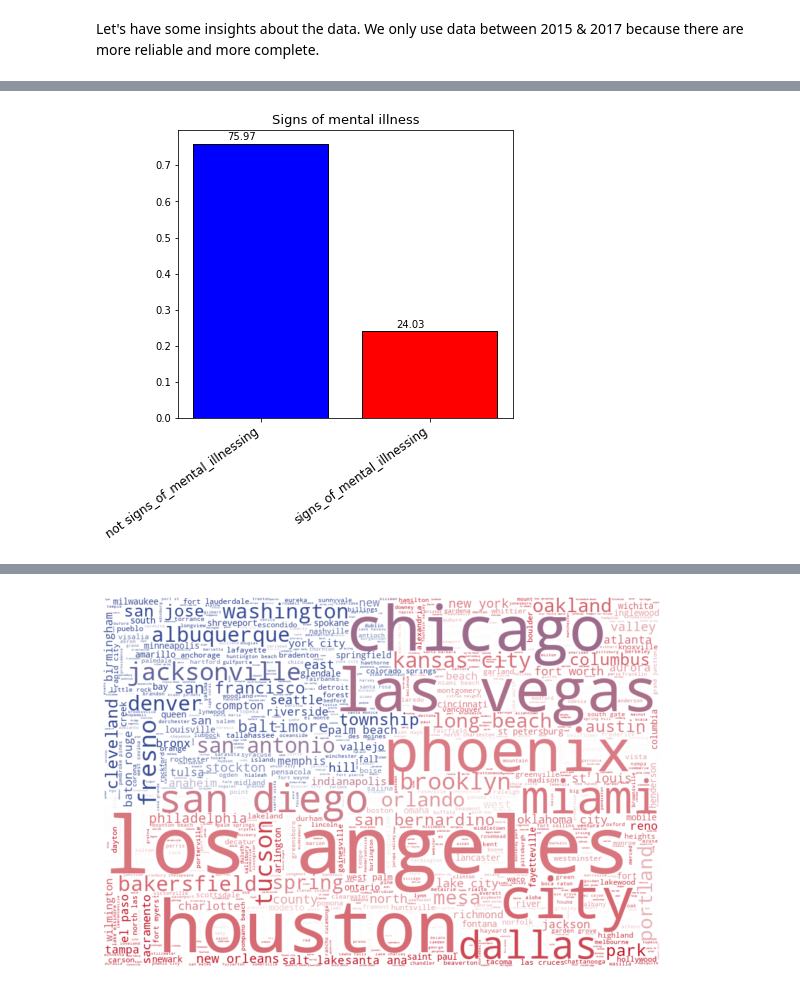
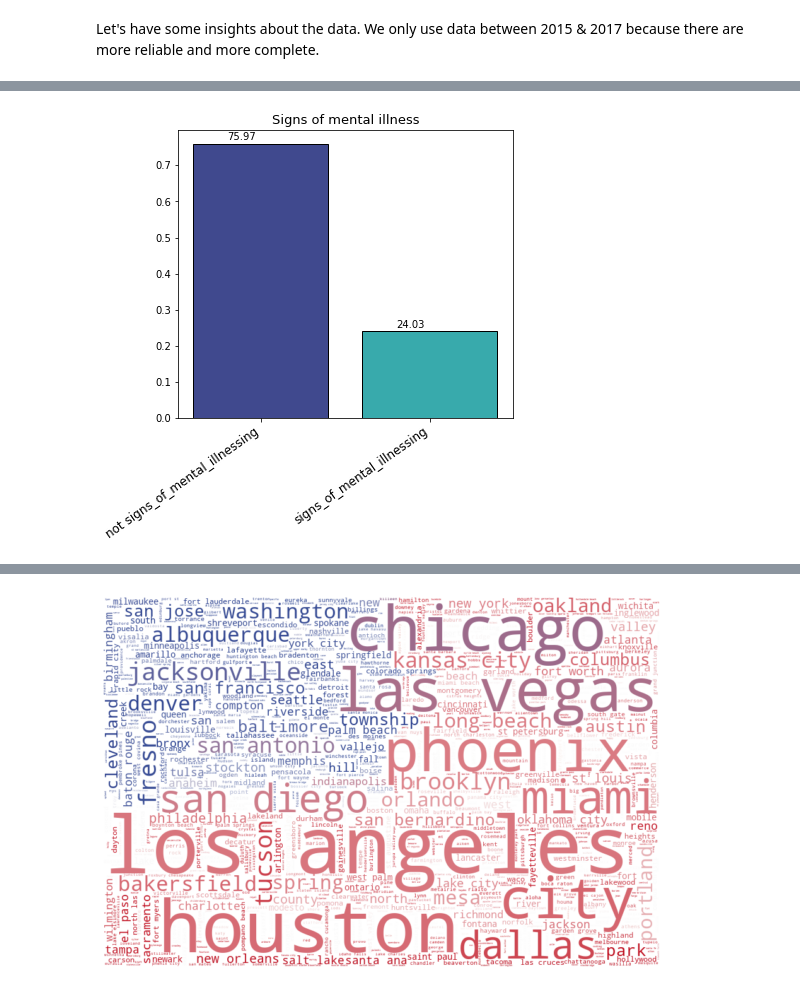
Before and after one commit to AuroreSupiot/Fatal_Police_Shootings_USA, a Jupyter notebook: PredictionFatalPoliceShootings_USA.ipynb, the cells around one changed output, grey strips where cells are left out. Saved outputs shown, nothing was run; the diff lists cells and outputs as text; code cells hidden in the pictures.

```diff
--- a/PredictionFatalPoliceShootings_USA.ipynb
+++ b/PredictionFatalPoliceShootings_USA.ipynb
@@ -372,18 +372,18 @@ plt.show()
 # %%
 #visualisation by mental illness
 df_vizmen=pd.DataFrame(df_viz_orig.signs_of_mental_illness.value_counts(normalize=True))
 #df_vizmen=df_vizmen.signs_of_mental_illness.drop('unknown')
 df_vizmen.index=['not signs_of_mental_illnessing','signs_of_mental_illnessing']
 x=np.arange(len(df_vizmen.signs_of_mental_illness.index))
-plt.bar(x, df_vizmen.signs_of_mental_illness, color=['blue', 'red'],edgecolor='black')
+plt.bar(x, df_vizmen.signs_of_mental_illness, color=sns.color_palette('mako', len(x)),edgecolor='black')
 plt.xticks(x, df_vizmen.signs_of_mental_illness.index, rotation=35,horizontalalignment='right', fontsize=12)
 plt.title('Signs of mental illness', fontsize=13)
 for i in range(len(df_vizmen.signs_of_mental_illness)):
     plt.text(x = i-0.2, y = df_vizmen.signs_of_mental_illness[i]+0.01, s = round(df_vizmen.signs_of_mental_illness[i]*100,2))
 plt.subplots_adjust(bottom= 0.2, top = 1.2)
 plt.show()
 # %% [output]
-[figure, old version]
+[figure, new version]
 # %%
 # visualisation armed or not
 df_viz_orig.armed.unique()
```
Also changed, not shown: parts of 7 cells of this notebook, 1 other file.
